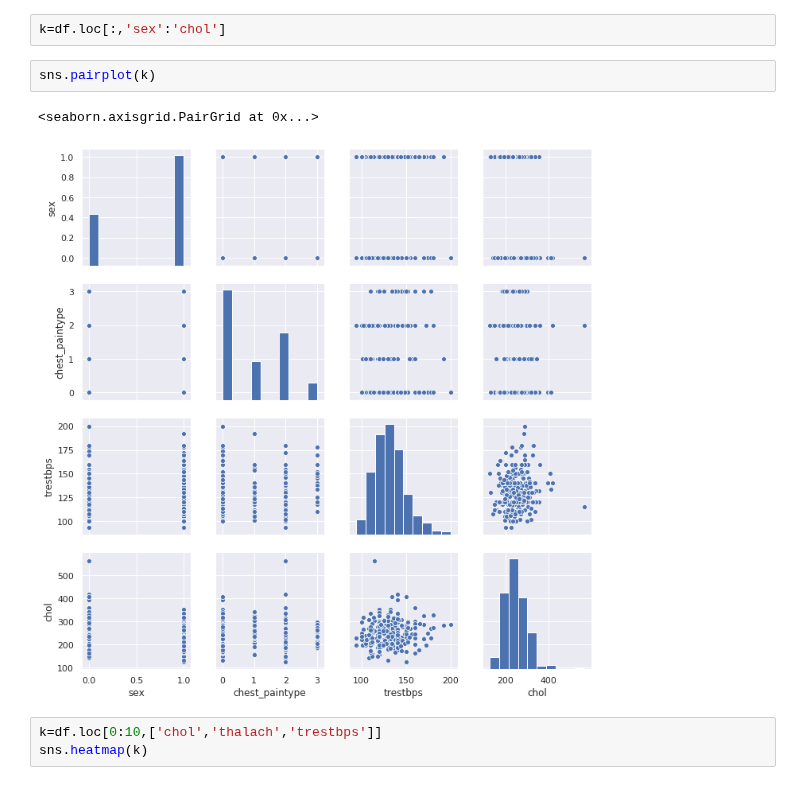
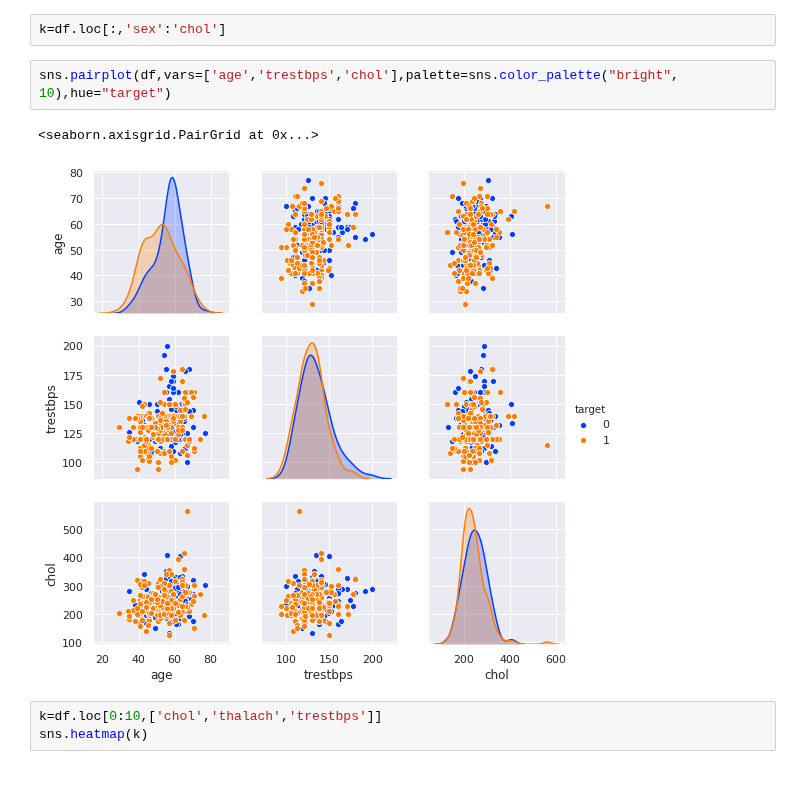
Before and after one commit to bhushankelkar/Heart-Disease-Uci, a Jupyter notebook: Uci.ipynb, the cells around one changed output. Saved outputs shown, nothing was run; the diff lists cells and outputs as text.

```diff
--- a/Uci.ipynb
+++ b/Uci.ipynb
@@ -141,11 +141,11 @@ ax = sns.heatmap(uniform_data)
 [figure]
 # %%
 k=df.loc[:,'sex':'chol']
-# %%
-sns.pairplot(k)
-# %% [output]
-<seaborn.axisgrid.PairGrid at 0x...>
-[figure, removed]
+# %%
+sns.pairplot(df,vars=['age','trestbps','chol'],palette=sns.color_palette("bright", 10),hue="target")
+# %% [output]
+<seaborn.axisgrid.PairGrid at 0x...>
+[figure, added]
 # %%
 k=df.loc[0:10,['chol','thalach','trestbps']]
 sns.heatmap(k)
```
Also changed, not shown: parts of 8 cells of this notebook.
